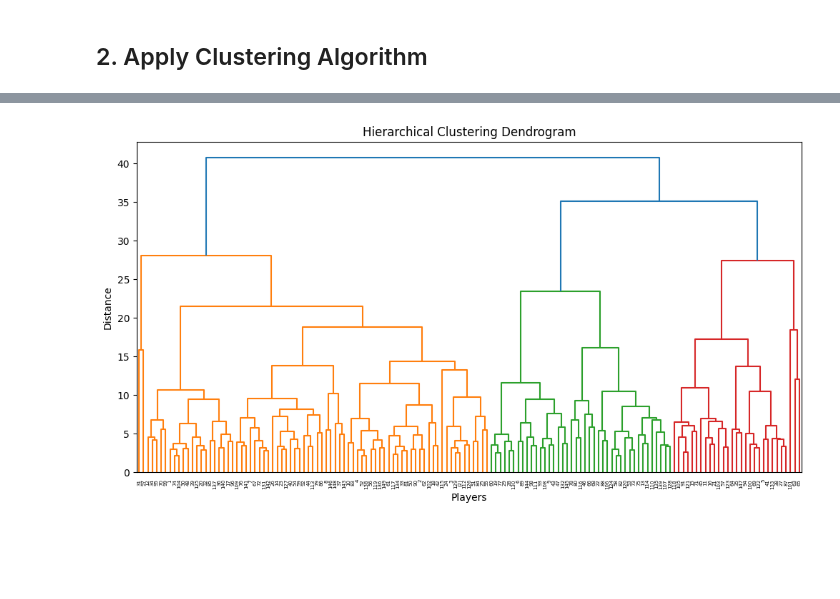
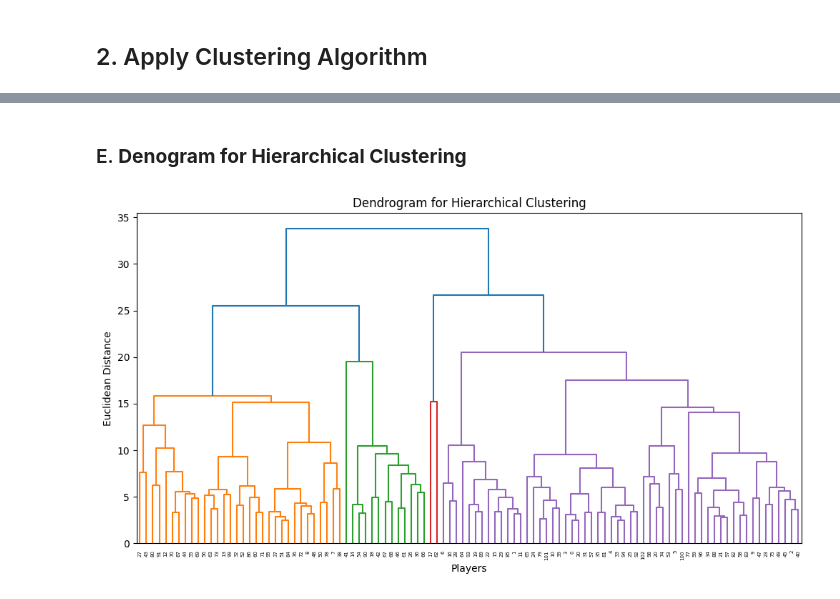
Before and after one commit to Makster04/Phase_4_Project, a Jupyter notebook: Project.ipynb, the cells around one changed output, grey strips where cells are left out. Cells and saved outputs as stored; diff of their text form; code cells hidden in the pictures; blank space fills up the shorter version.

```diff
--- a/Project.ipynb
+++ b/Project.ipynb
@@ -383,17 +388,15 @@ Player_Numbers_df
 
 # Define relevant features based on cluster characteristics
 features = [
-    "FG%", "3P%", "2P%", "eFG%", "TS%", "PTS",  # Scoring
-    "AST", "AST%", "TOV", "TOV%", "BadPass", "LostBall",  # Playmaking
-    "ORB", "DRB", "TRB", "ORB%", "DRB%",  # Rebounding
-    "STL", "BLK", "STL%", "BLK%", "DBPM", "DWS", "OWS", "DRtg", "ORtg",  # Defense
-    "USG%", "BPM", "WS/48", "VORP", "OnCourt", "On-Off", "WS",  # Usage
-    "PG%", "SG%", "SF%", "PF%", "C%",  # Positional Play
-    "3PAr", "FTr"  # Shooting Tendencies
+    "PTS", "TS%", "FG%", "3P%", "2P%", "3PAr", "FT%", "eFG%", "FTr", "USG%", "ORtg", "DRtg",  # Scoring & Efficiency
+    "AST", "AST%", "TOV", "TOV%", "BadPass", "LostBall",  # Playmaking & Turnovers
+    "ORB%", "DRB%", "PER",  # Rebounding
+    "STL", "STL%", "BLK", "BLK%", "DBPM", "DWS", "OWS",  # Defense
+    "BPM", "WS/48", "VORP", "OnCourt", "On-Off", "NRtg/A",  # Advanced Impact Metrics
+    "PG%", "SG%", "SF%", "PF%", "C%"  # Positional Play
+     # Determine if Role Player
 ]
 
-
-# Drop rows with missing values
 
 # Extract player names
 players = Player_Numbers_df["Player"]
@@ -541,22 +741,14 @@ display(merged_df[['Player', 'Cluster']])
+# %% [markdown]
+### E. **Denogram for Hierarchical Clustering**
 # %%
 import scipy.cluster.hierarchy as sch
-from sklearn.cluster import AgglomerativeClustering
-import matplotlib.pyplot as plt
 
-# Perform Hierarchical Clustering (Agglomerative)
-optimal_k = 7  # Same as K-Means for comparison
-hc = AgglomerativeClustering(n_clusters=optimal_k, affinity='euclidean', linkage='ward')
-cluster_labels_hc = hc.fit_predict(X_scaled)
-
-# Add cluster labels to the dataframe
-merged_df["Cluster_HC"] = cluster_labels_hc
-
-# Plot the Dendrogram
+# Plot Dendrogram
 plt.figure(figsize=(12, 6))
-sch.dendrogram(sch.linkage(X_scaled, method='ward'), truncate_mode='level', p=10)
-plt.title("Hierarchical Clustering Dendrogram")
+dendrogram = sch.dendrogram(sch.linkage(X_scaled, method="ward"))
+plt.title("Dendrogram for Hierarchical Clustering")
 plt.xlabel("Players")
-plt.ylabel("Distance")
+plt.ylabel("Euclidean Distance")
 plt.show()
 # %% [output]
-[figure, old version]
+[figure, new version]
```
Also changed, not shown: parts of 26 cells of this notebook, 6 other files.
